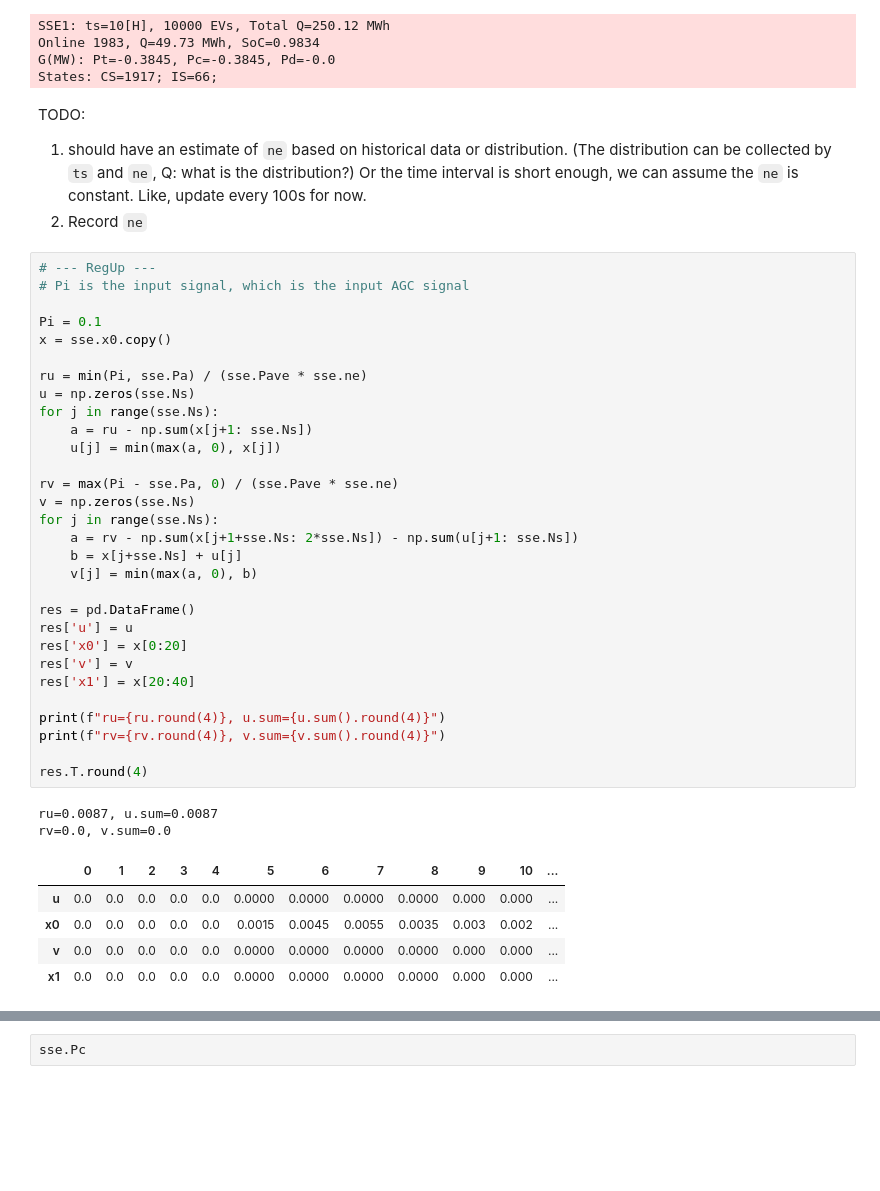
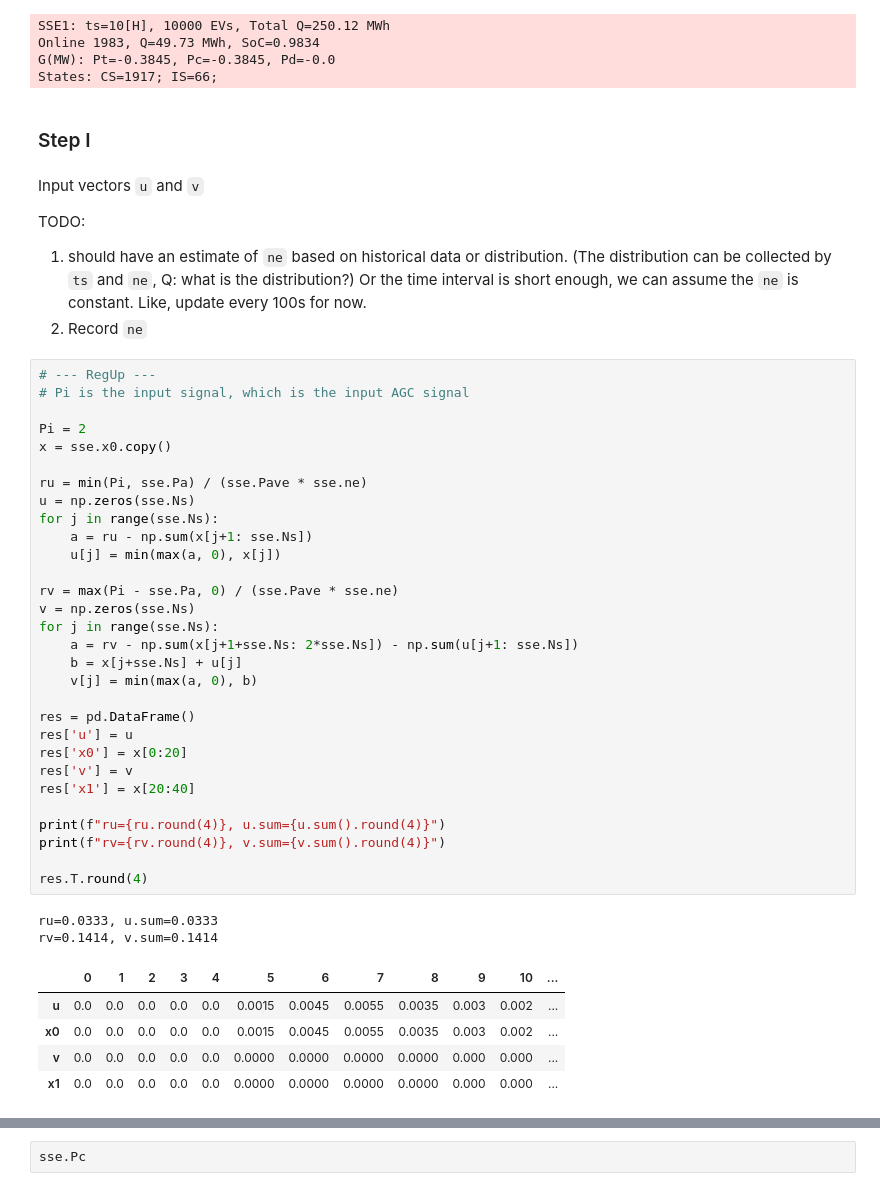
Before and after one commit to shebuxin/andes, a Jupyter notebook: jwang/notes2/ev_ssm2.ipynb, the cells around one changed output, grey strips where cells are left out. Saved outputs shown, nothing was run; the diff lists cells and outputs as text; blank space fills up the shorter version.

```diff
--- a/jwang/notes2/ev_ssm2.ipynb
+++ b/jwang/notes2/ev_ssm2.ipynb
@@ -1029,7 +1029,11 @@ SSE1: ts=10[H], 10000 EVs, Total Q=250.12 MWh
 Online 1983, Q=49.73 MWh, SoC=0.9834
 G(MW): Pt=-0.3845, Pc=-0.3845, Pd=-0.0
 States: CS=1917; IS=66;
+# %% [markdown]
+### Step I
 # %% [markdown]
+Input vectors `u` and `v`
+
 TODO:
 
 1. should have an estimate of `ne` based on historical data or distribution. (The distribution can be collected by `ts` and `ne`, Q: what is the distribution?) Or the time interval is short enough, we can assume the `ne` is constant. Like, update every 100s for now.
@@ -1038,37 +1042,37 @@ TODO:
 # --- RegUp ---
 # Pi is the input signal, which is the input AGC signal
 
-Pi = 0.1
+Pi = 2
 x = sse.x0.copy()
 
 ru = min(Pi, sse.Pa) / (sse.Pave * sse.ne)
 u = np.zeros(sse.Ns)
 for j in range(sse.Ns):
     a = ru - np.sum(x[j+1: sse.Ns])
     u[j] = min(max(a, 0), x[j])
 
 rv = max(Pi - sse.Pa, 0) / (sse.Pave * sse.ne)
 v = np.zeros(sse.Ns)
 for j in range(sse.Ns):
     a = rv - np.sum(x[j+1+sse.Ns: 2*sse.Ns]) - np.sum(u[j+1: sse.Ns])
     b = x[j+sse.Ns] + u[j]
     v[j] = min(max(a, 0), b)
 
 res = pd.DataFrame()
 res['u'] = u
 res['x0'] = x[0:20]
 res['v'] = v
 res['x1'] = x[20:40]
 
 print(f"ru={ru.round(4)}, u.sum={u.sum().round(4)}")
 print(f"rv={rv.round(4)}, v.sum={v.sum().round(4)}")
 
 res.T.round(4)
 # %% [output]
-ru=0.0087, u.sum=0.0087
-rv=0.0, v.sum=0.0
+ru=0.0333, u.sum=0.0333
+rv=0.1414, v.sum=0.1414
 |  | 0 | 1 | 2 | 3 | 4 | 5 | 6 | 7 | 8 | 9 | 10 | ... |
-| u | 0.0 | 0.0 | 0.0 | 0.0 | 0.0 | 0.0000 | 0.0000 | 0.0000 | 0.0000 | 0.000 | 0.000 | ... |
+| u | 0.0 | 0.0 | 0.0 | 0.0 | 0.0 | 0.0015 | 0.0045 | 0.0055 | 0.0035 | 0.003 | 0.002 | ... |
 | x0 | 0.0 | 0.0 | 0.0 | 0.0 | 0.0 | 0.0015 | 0.0045 | 0.0055 | 0.0035 | 0.003 | 0.002 | ... |
 | v | 0.0 | 0.0 | 0.0 | 0.0 | 0.0 | 0.0000 | 0.0000 | 0.0000 | 0.0000 | 0.000 | 0.000 | ... |
 | x1 | 0.0 | 0.0 | 0.0 | 0.0 | 0.0 | 0.0000 | 0.0000 | 0.0000 | 0.0000 | 0.000 | 0.000 | ... |
```
Also changed, not shown: parts of 12 cells of this notebook.
